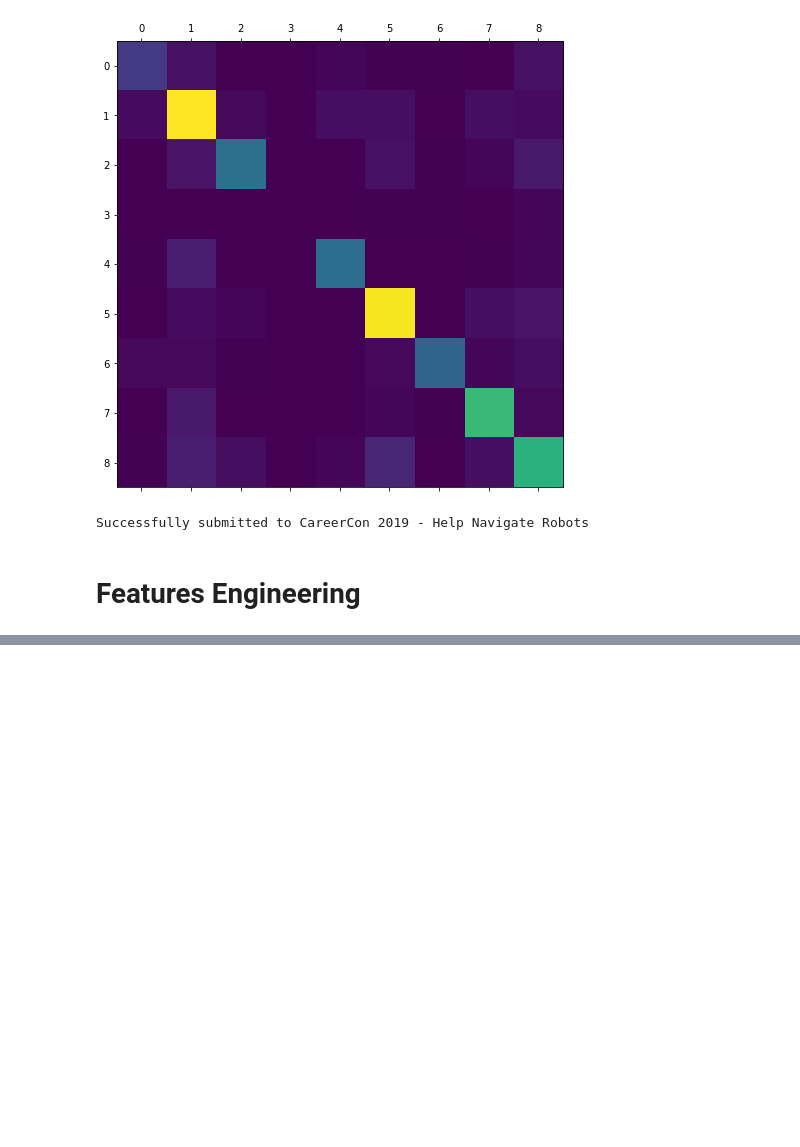
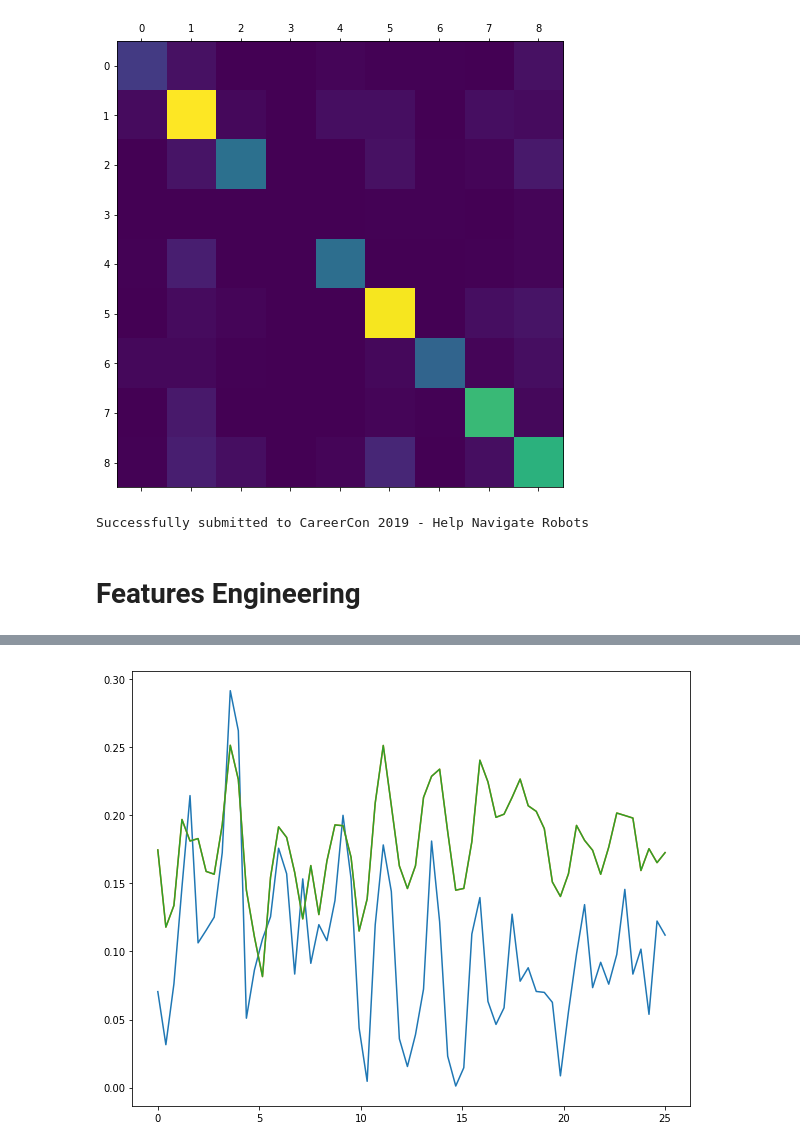
Before and after one commit to devforfu/careercon2019, a Jupyter notebook: 03_seq_modelling.ipynb, the cells around one changed output, grey strips where cells are left out. Saved outputs shown, nothing was run; the diff lists cells and outputs as text; code cells hidden in the pictures; blank space fills up the shorter version.

```diff
--- a/03_seq_modelling.ipynb
+++ b/03_seq_modelling.ipynb
@@ -156,0 +206,7 @@ Successfully submitted to CareerCon 2019 - Help Navigate Robots
+# %%
+sample = x_trn[x_trn.series_id == 1]
+acceleration = sample[starts(sample, 'linear')]
+xs, ys = fft_values(acceleration, T, N, f_s)
+plt.plot(xs, ys);
+# %% [output]
+[figure, added]
```
Also changed, not shown: parts of 7 cells of this notebook.
